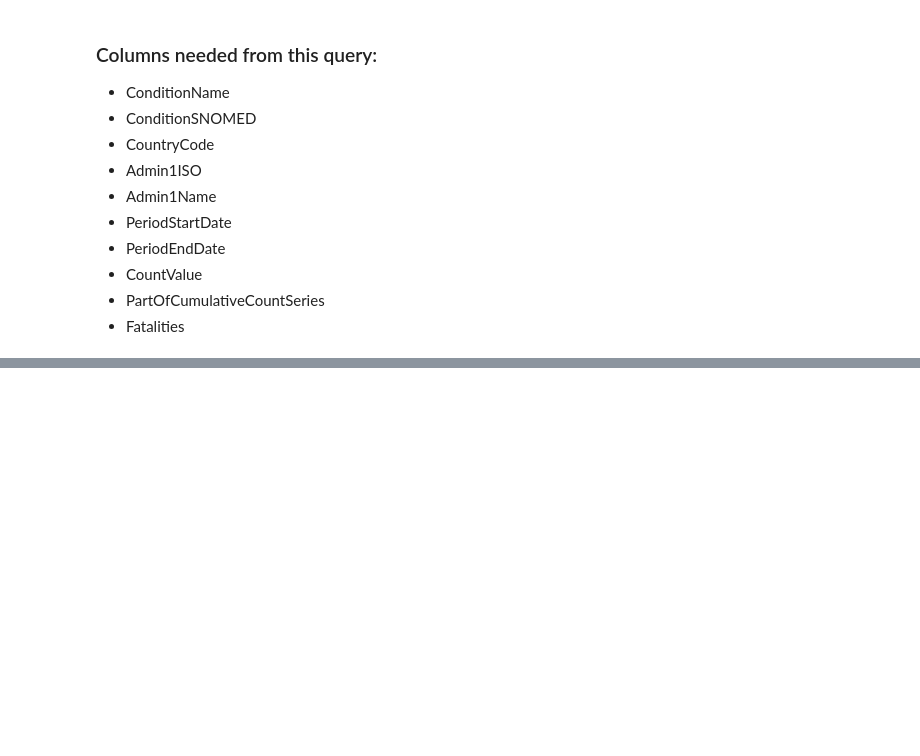
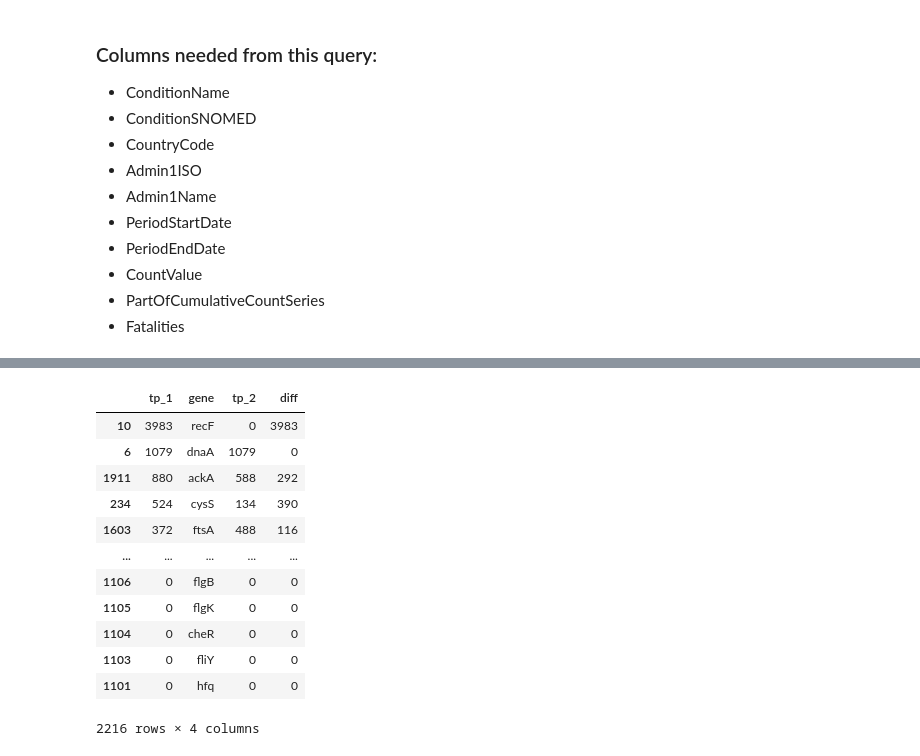
Before and after one commit to FusRaDa/biot670i_capstone_vaccination_project, a Jupyter notebook: rada_notebooks/99_tycho_api.ipynb, the cells around one changed output, grey strips where cells are left out. Saved outputs shown, nothing was run; the diff lists cells and outputs as text; code cells hidden in the pictures; blank space fills up the shorter version.

```diff
--- a/rada_notebooks/99_tycho_api.ipynb
+++ b/rada_notebooks/99_tycho_api.ipynb
@@ -56,0 +72,12 @@ URLError: <urlopen error [Errno 111] Connection refused>
+# %%
+import pandas as pd
+
+tp_1 = pd.read_table('../misc/genecounts1.txt')
+tp_2 = pd.read_table('../misc/genecounts2.txt')
+
+tps_df = pd.merge(tp_1, tp_2, on=' gene')
+
+
+tps_df.rename(columns={'0_x': 'tp_1', '0_y': 'tp_2', ' gene': 'gene'}, inplace=True)
+tps_df = tps_df.dropna()
+tps_df
@@ -56,0 +98,17 @@ URLError: <urlopen error [Errno 111] Connection refused>
+# %%
+tps_df['diff'] = abs(tps_df['tp_1'] - tps_df['tp_2'])
+tps_df
+# %% [output]
+|  | tp_1 | gene | tp_2 | diff |
+| 10 | 3983 | recF | 0 | 3983 |
+| 6 | 1079 | dnaA | 1079 | 0 |
+| 1911 | 880 | ackA | 588 | 292 |
+| 234 | 524 | cysS | 134 | 390 |
+| 1603 | 372 | ftsA | 488 | 116 |
+| ... | ... | ... | ... | ... |
+| 1106 | 0 | flgB | 0 | 0 |
+| 1105 | 0 | flgK | 0 | 0 |
+| 1104 | 0 | cheR | 0 | 0 |
+| 1103 | 0 | fliY | 0 | 0 |
+| 1101 | 0 | hfq | 0 | 0 |
+2216 rows × 4 columns
```
Also changed, not shown: parts of 9 cells of this notebook, 6 other files.
